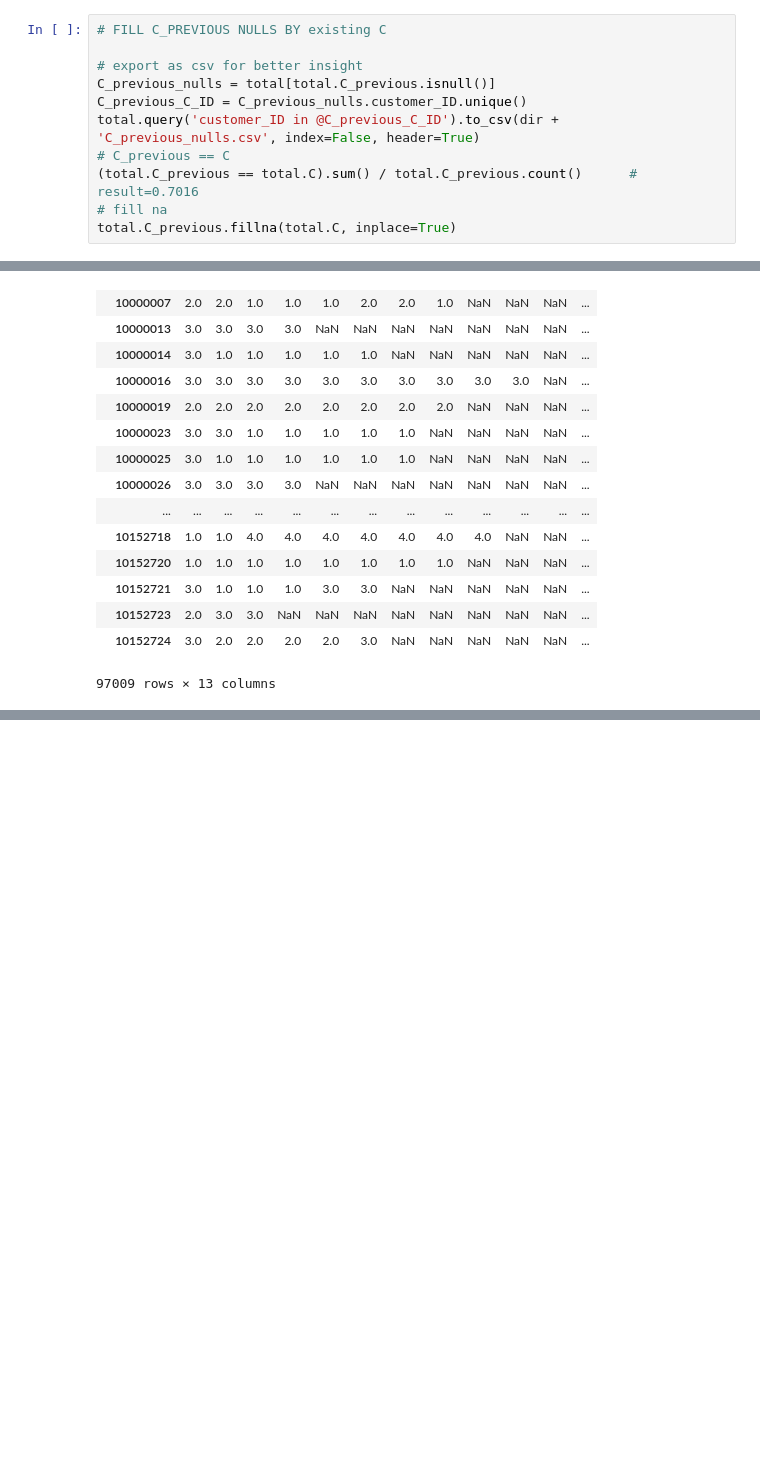
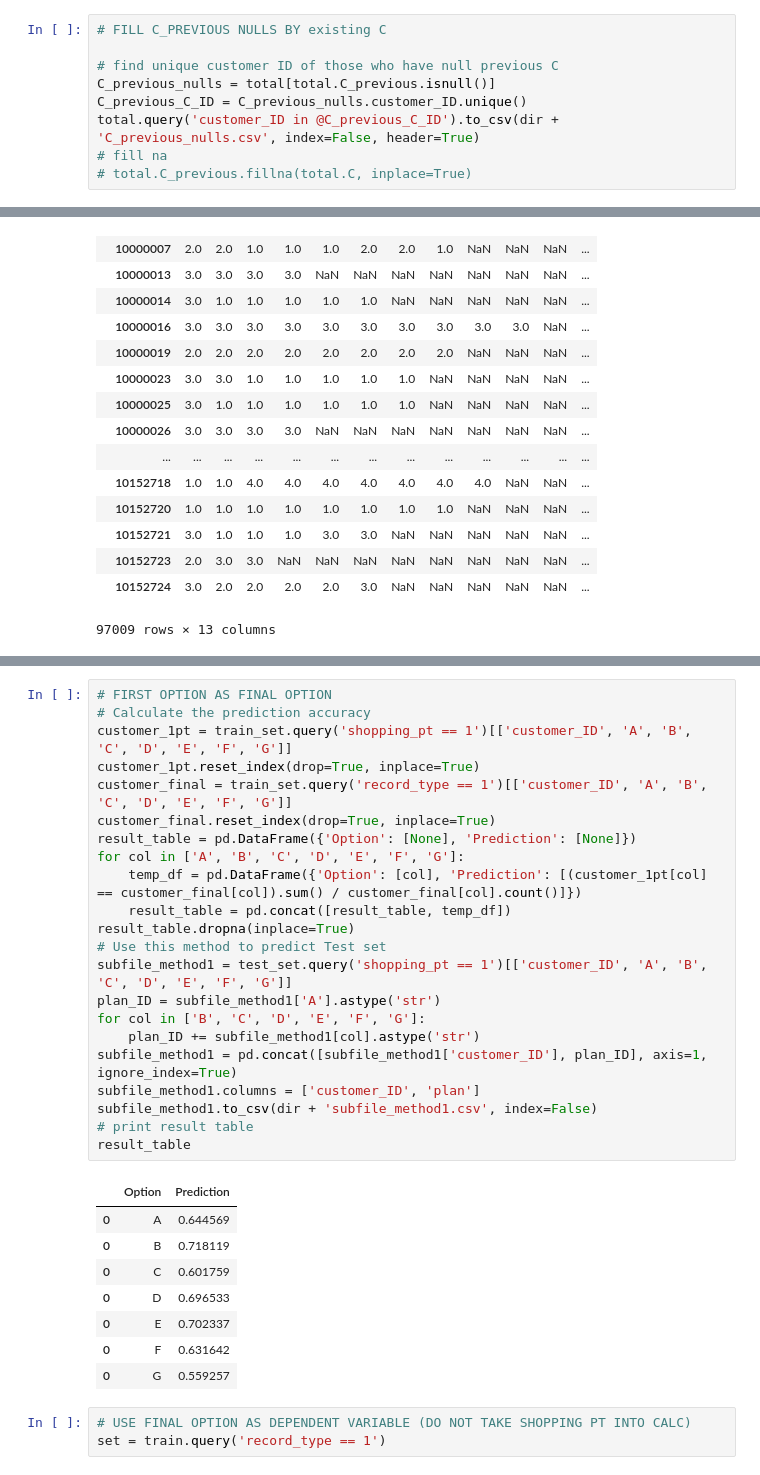
Before and after one commit to MateuszKonopelski/Kaggle, a Jupyter notebook: Project3_AllState/Allstate_code.ipynb, the cells around one changed output, grey strips where cells are left out. Saved outputs shown, nothing was run; the diff lists cells and outputs as text; blank space fills up the shorter version.

Commit message:
First prediction completed

```diff
--- a/Project3_AllState/Allstate_code.ipynb
+++ b/Project3_AllState/Allstate_code.ipynb
@@ -216,14 +228,12 @@ C_Previous has total of 28.840 missing values what constitutes 2.8% and 4.9% of
 # %%
 # FILL C_PREVIOUS NULLS BY existing C
 
-# export as csv for better insight
+# find unique customer ID of those who have null previous C
 C_previous_nulls = total[total.C_previous.isnull()]
 C_previous_C_ID = C_previous_nulls.customer_ID.unique()
 total.query('customer_ID in @C_previous_C_ID').to_csv(dir + 'C_previous_nulls.csv', index=False, header=True)
-# C_previous == C
-(total.C_previous == total.C).sum() / total.C_previous.count()      # result=0.7016
 # fill na
-total.C_previous.fillna(total.C, inplace=True)
+# total.C_previous.fillna(total.C, inplace=True)
 # %% [markdown]
 ## DATA Analysis
 1. How often final C is C_previous?
@@ -319,0 +298,34 @@ pd.concat([setA, setB], axis=1)
+# %%
+# FIRST OPTION AS FINAL OPTION
+# Calculate the prediction accuracy
+customer_1pt = train_set.query('shopping_pt == 1')[['customer_ID', 'A', 'B', 'C', 'D', 'E', 'F', 'G']]
+customer_1pt.reset_index(drop=True, inplace=True)
+customer_final = train_set.query('record_type == 1')[['customer_ID', 'A', 'B', 'C', 'D', 'E', 'F', 'G']]
+customer_final.reset_index(drop=True, inplace=True)
+result_table = pd.DataFrame({'Option': [None], 'Prediction': [None]})
+for col in ['A', 'B', 'C', 'D', 'E', 'F', 'G']:
+    temp_df = pd.DataFrame({'Option': [col], 'Prediction': [(customer_1pt[col] == customer_final[col]).sum() / customer_final[col].count()]})
+    result_table = pd.concat([result_table, temp_df])
+result_table.dropna(inplace=True)
+# Use this method to predict Test set
+subfile_method1 = test_set.query('shopping_pt == 1')[['customer_ID', 'A', 'B', 'C', 'D', 'E', 'F', 'G']]
+plan_ID = subfile_method1['A'].astype('str')
+for col in ['B', 'C', 'D', 'E', 'F', 'G']:
+    plan_ID += subfile_method1[col].astype('str')
+subfile_method1 = pd.concat([subfile_method1['customer_ID'], plan_ID], axis=1, ignore_index=True)
+subfile_method1.columns = ['customer_ID', 'plan']
+subfile_method1.to_csv(dir + 'subfile_method1.csv', index=False)
+# print result table
+result_table
+# %% [output]
+|  | Option | Prediction |
+| 0 | A | 0.644569 |
+| 0 | B | 0.718119 |
+| 0 | C | 0.601759 |
+| 0 | D | 0.696533 |
+| 0 | E | 0.702337 |
+| 0 | F | 0.631642 |
+| 0 | G | 0.559257 |
+# %%
+# USE FINAL OPTION AS DEPENDENT VARIABLE (DO NOT TAKE SHOPPING PT INTO CALC)
+set = train.query('record_type == 1')
```
Also changed, not shown: parts of 10 cells of this notebook.
